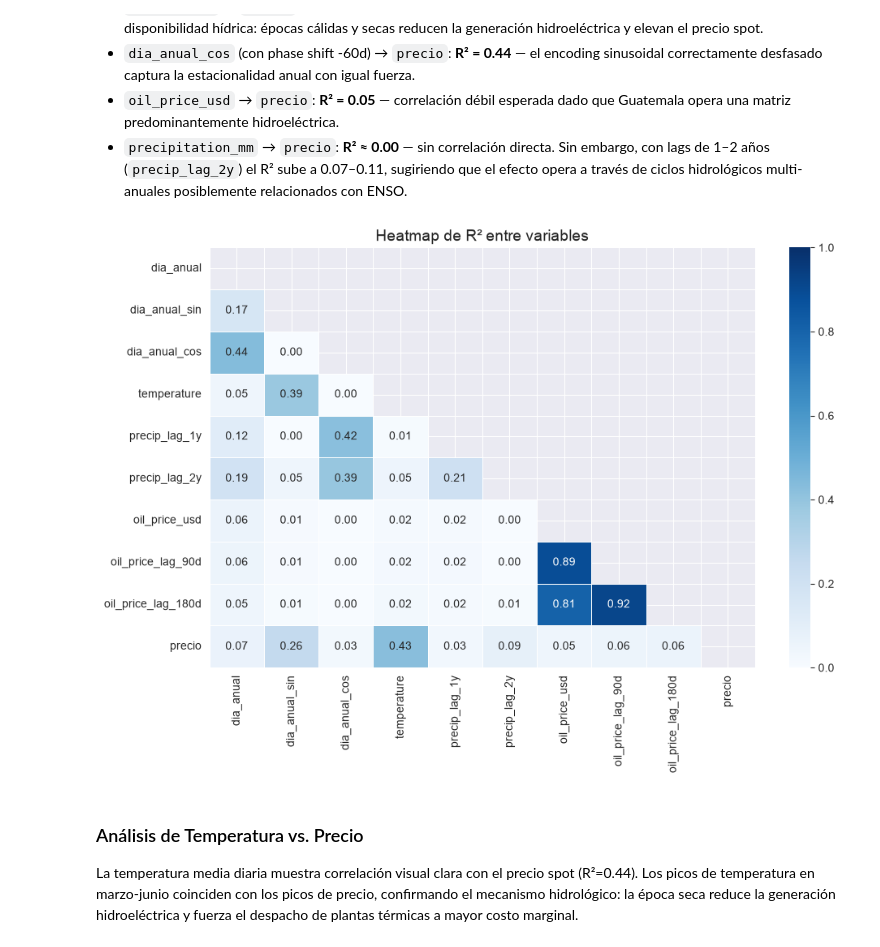
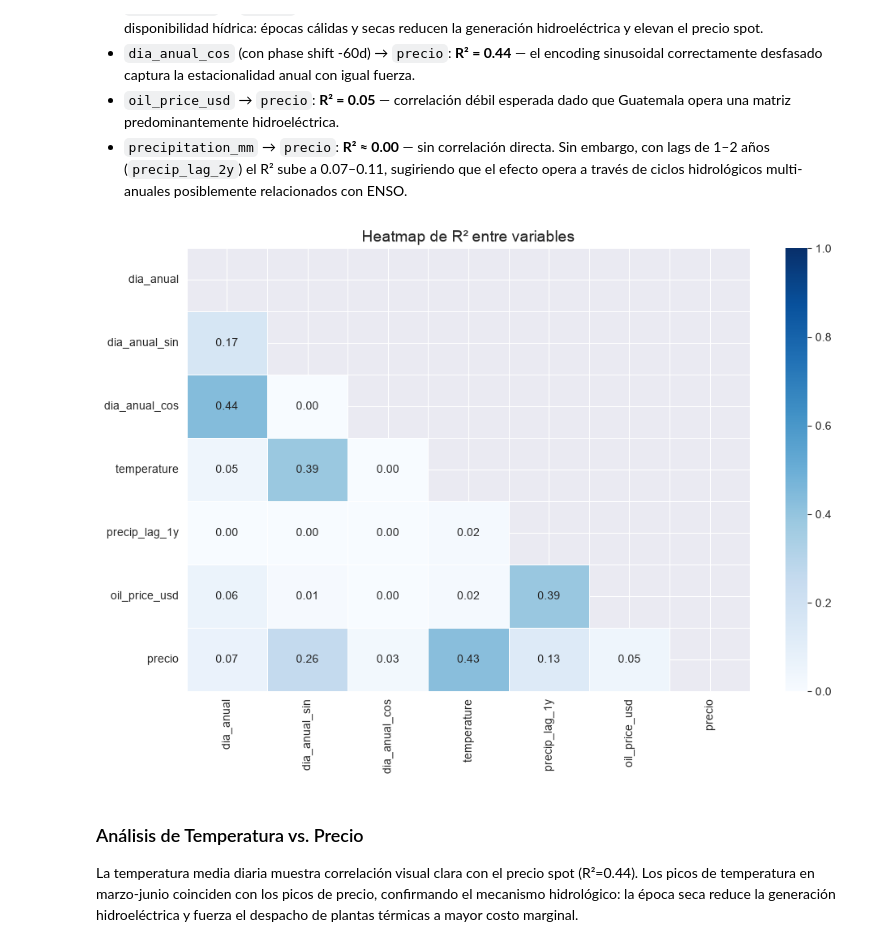
Before and after one commit to MJWunderlich/papd-semester-2-statistical-learning-project-1, a Jupyter notebook: eda.ipynb, the cells around one changed output. Drawn from its saved outputs; the diff is of its cells as text; code cells hidden in the pictures.

```diff
--- a/eda_annotated.ipynb
+++ b/eda.ipynb
@@ -291,6 +319,21 @@ Precio original: 54474.0 , - Precio siguiente: 54.3228  - Con magnitud:  3.0  -
 Unificaremos los 3 años de datos proveidos para hacer el análisis con más significancia estadística. La data cubre **26,304 observaciones horarias** (3 años × 365 días × 24 horas), con **43 columnas** incluyendo features derivadas.
 # %%
 data = pd.concat([y2023, y2024, y2025])
+
+# Agregar features de fechas
+data = add_date_features(data)
+
+# Agregar features de precio
+data = add_price_features(data)
+
+# Agregar features globales
+data = add_sinusoidal_hour_column(data)
+data = add_sinusoidal_date_column(data, phase_shift_days=-60)
+
+# Agregar features externos
+data = add_temperature_column(data, lat=14.6349, lon=-90.5069)
+data = add_oil_price_column(data)
+
 data.info()
 # %% [output]
 <class 'pandas.DataFrame'>
@@ -317,17 +360,14 @@ Varios análisis que haremos serán a frecuencia diaria o anual, para encontrar
 # %%
 prices = data.groupby('dia').aggregate({
     'precio': 'mean',
-    'temperature': 'mean',
-    'precipitation_mm': 'mean',
-    'precip_lag_1y': 'mean',
-    'precip_lag_2y': 'mean',
-    'oil_price_usd': 'mean',
-    'oil_price_lag_90d': 'mean',
-    'oil_price_lag_180d': 'mean',
+    'temperature': 'first',
+    'precipitation_mm': 'first',
+    'precip_lag_1y': 'first',
+    'oil_price_usd': 'first',
     'dia_anual': 'mean',
     'dia_anual_sin': 'mean',
     'dia_anual_cos': 'mean'
 })
 
-prices
+prices.info()
 # %% [output]
@@ -358,34 +399,34 @@ Comprobaremos las correlaciones entre las variables externas y el precio usando
 # %%
 def plot_correlation_heatmap(data, features):
     """
     Plots a heatmap of R² values between every pair of features.
     R² is computed as the square of the Pearson correlation coefficient.
     """
     # Compute Pearson correlation matrix then square it for R²
     corr = data[features].corr()
     r2 = corr ** 2
 
     mask = np.triu(np.ones_like(r2, dtype=bool))  # upper triangle mask
 
     fig, ax = plt.subplots(figsize=(10, 7))
     sns.heatmap(
         r2,
         mask=mask,
         annot=True,
         fmt='.2f',
         cmap='Blues',
         vmin=0, vmax=1,
         linewidths=0.5,
         ax=ax
     )
     ax.set_title('Heatmap de R² entre variables', fontsize=14)
     plt.tight_layout()
     plt.show()
 
-features_to_plot = ['dia_anual', 'dia_anual_sin', 'dia_anual_cos', 'temperature', 'precip_lag_1y', 'precip_lag_2y', 'oil_price_usd', 'oil_price_lag_90d', 'oil_price_lag_180d', 'precio']
+features_to_plot = ['dia_anual', 'dia_anual_sin', 'dia_anual_cos', 'temperature', 'precip_lag_1y', 'oil_price_usd', 'precio']
 plot_correlation_heatmap(prices, features_to_plot)
 # %% [output]
-[figure, old version]
+[figure, new version]
 # %% [markdown]
 ### Análisis de Temperatura vs. Precio
 
```
Also changed, not shown: parts of 13 cells of this notebook, 7 other files.
